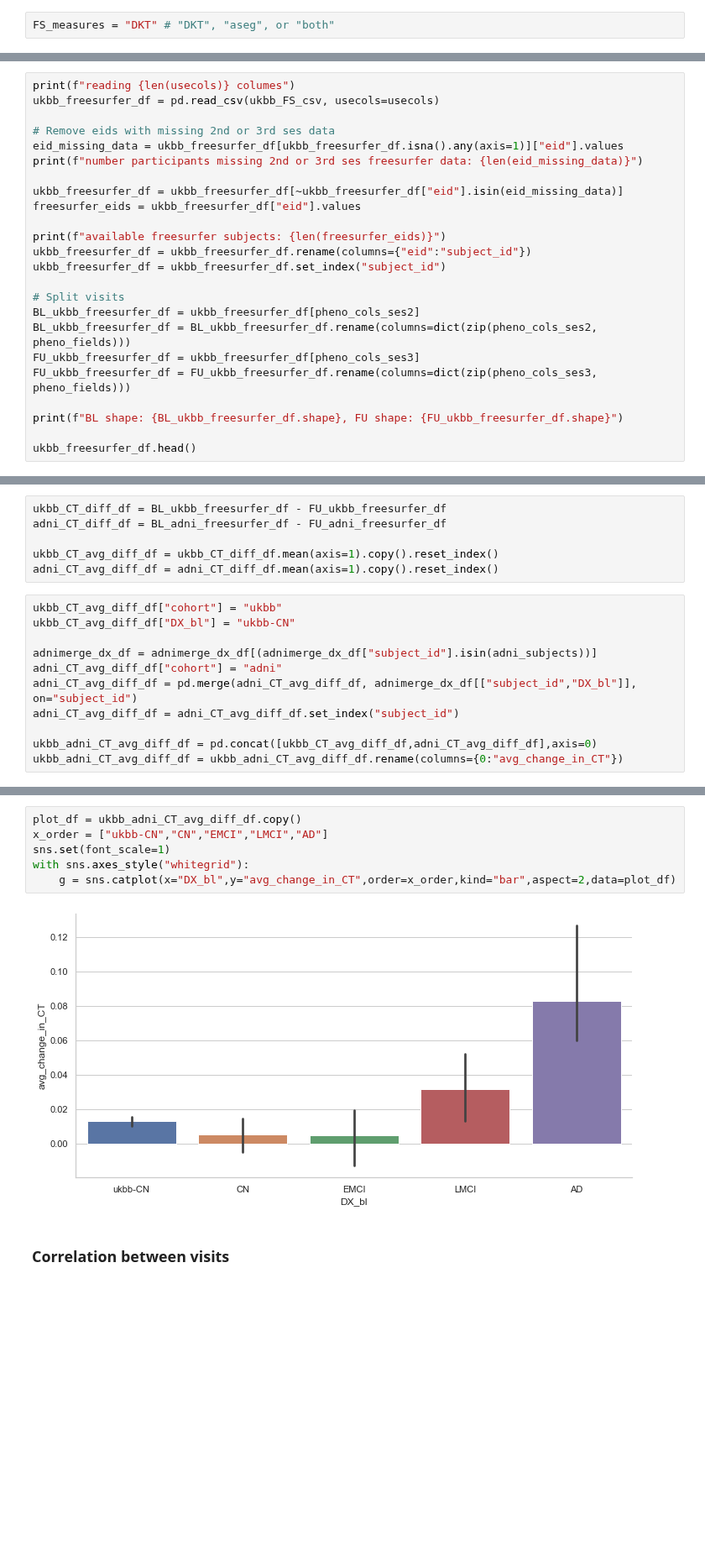
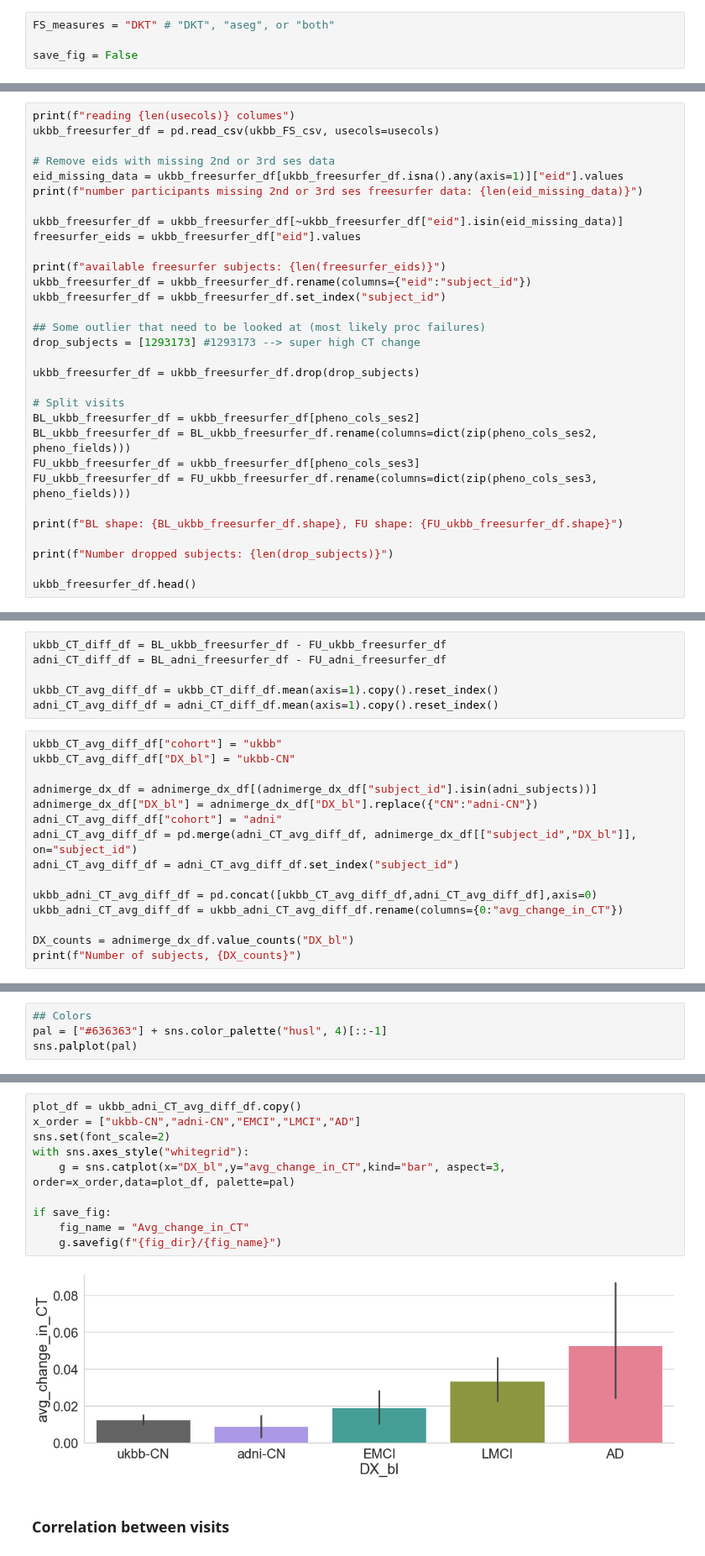
Before and after one commit to nikhil153/brain-diff, a Jupyter notebook: notebooks/10_ohbm2022_plots.ipynb, the cells around one changed output, grey strips where cells are left out. Shown at 84% size. Drawn from its saved outputs; the diff is of its cells as text; blank space fills up the shorter version.

```diff
--- a/notebooks/10_ohbm2022_plots.ipynb
+++ b/notebooks/10_ohbm2022_plots.ipynb
@@ -24,6 +30,8 @@ adni_FS_aseg_csv = f"{data_dir}adni/imaging/freesurfer/adni_followup_subset_aseg
 ## Configs
 # %%
 FS_measures = "DKT" # "DKT", "aseg", or "both"
+
+save_fig = False
 # %% [markdown]
 ## Grab Freesurfer measures
 # %%
@@ -78,6 +88,11 @@ print(f"available freesurfer subjects: {len(freesurfer_eids)}")
 ukbb_freesurfer_df = ukbb_freesurfer_df.rename(columns={"eid":"subject_id"})
 ukbb_freesurfer_df = ukbb_freesurfer_df.set_index("subject_id")
 
+## Some outlier that need to be looked at (most likely proc failures)
+drop_subjects = [1293173] #1293173 --> super high CT change
+
+ukbb_freesurfer_df = ukbb_freesurfer_df.drop(drop_subjects)
+
 # Split visits
 BL_ukbb_freesurfer_df = ukbb_freesurfer_df[pheno_cols_ses2]
 BL_ukbb_freesurfer_df = BL_ukbb_freesurfer_df.rename(columns=dict(zip(pheno_cols_ses2, pheno_fields)))
@@ -86,6 +101,8 @@ FU_ukbb_freesurfer_df = FU_ukbb_freesurfer_df.rename(columns=dict(zip(pheno_cols
 
 print(f"BL shape: {BL_ukbb_freesurfer_df.shape}, FU shape: {FU_ukbb_freesurfer_df.shape}")
 
+print(f"Number dropped subjects: {len(drop_subjects)}")
+
 ukbb_freesurfer_df.head()
 # %% [output]
 reading 125 columes
@@ -173,9 +191,13 @@ ukbb_CT_avg_diff_df["cohort"] = "ukbb"
 ukbb_CT_avg_diff_df["DX_bl"] = "ukbb-CN"
 
 adnimerge_dx_df = adnimerge_dx_df[(adnimerge_dx_df["subject_id"].isin(adni_subjects))]
+adnimerge_dx_df["DX_bl"] = adnimerge_dx_df["DX_bl"].replace({"CN":"adni-CN"})
 adni_CT_avg_diff_df["cohort"] = "adni"
 adni_CT_avg_diff_df = pd.merge(adni_CT_avg_diff_df, adnimerge_dx_df[["subject_id","DX_bl"]], on="subject_id")
 adni_CT_avg_diff_df = adni_CT_avg_diff_df.set_index("subject_id")
 
 ukbb_adni_CT_avg_diff_df = pd.concat([ukbb_CT_avg_diff_df,adni_CT_avg_diff_df],axis=0)
 ukbb_adni_CT_avg_diff_df = ukbb_adni_CT_avg_diff_df.rename(columns={0:"avg_change_in_CT"})
+
+DX_counts = adnimerge_dx_df.value_counts("DX_bl")
+print(f"Number of subjects, {DX_counts}")
@@ -181,0 +211,4 @@ ukbb_adni_CT_avg_diff_df = ukbb_adni_CT_avg_diff_df.rename(columns={0:"avg_chang
+# %%
+## Colors
+pal = ["#636363"] + sns.color_palette("husl", 4)[::-1]
+sns.palplot(pal)
@@ -182,11 +217,15 @@ ukbb_adni_CT_avg_diff_df = ukbb_adni_CT_avg_diff_df.rename(columns={0:"avg_chang
 # %%
 plot_df = ukbb_adni_CT_avg_diff_df.copy()
-x_order = ["ukbb-CN","CN","EMCI","LMCI","AD"]
-sns.set(font_scale=1)
+x_order = ["ukbb-CN","adni-CN","EMCI","LMCI","AD"]
+sns.set(font_scale=2)
 with sns.axes_style("whitegrid"):
-    g = sns.catplot(x="DX_bl",y="avg_change_in_CT",order=x_order,kind="bar",aspect=2,data=plot_df)
+    g = sns.catplot(x="DX_bl",y="avg_change_in_CT",kind="bar", aspect=3, order=x_order,data=plot_df, palette=pal)
+
+if save_fig:
+    fig_name = "Avg_change_in_CT"
+    g.savefig(f"{fig_dir}/{fig_name}")
 # %% [output]
-[figure, old version]
+[figure, new version]
 # %% [markdown]
 ### Correlation between visits
 # %%
```
Also changed, not shown: parts of 16 cells of this notebook, 7 other files.
